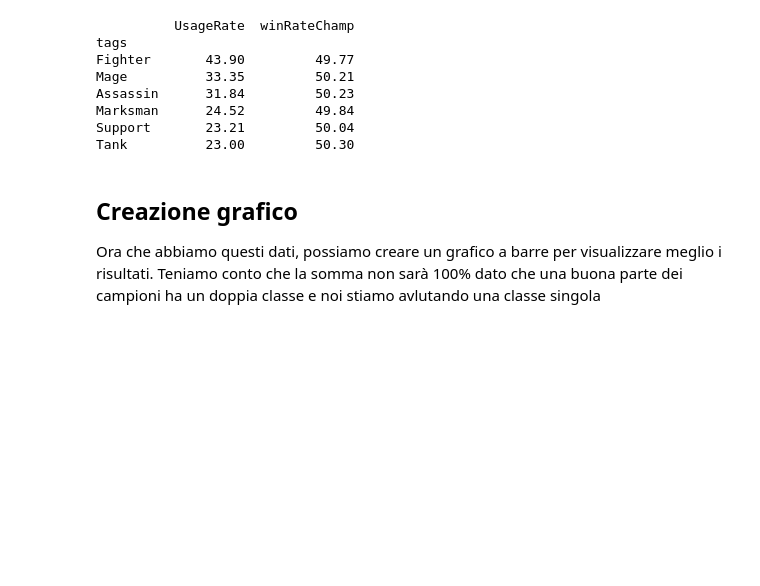
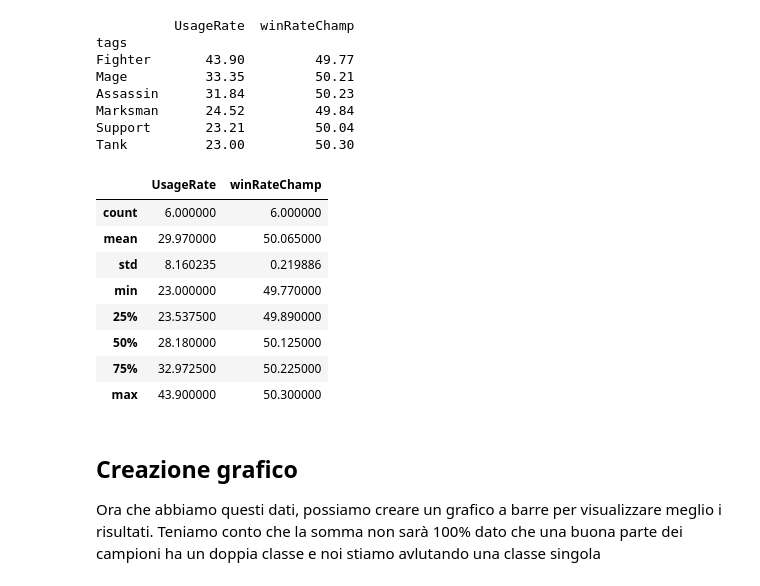
Before and after one commit to FedeDL777/DIP-Project, a Jupyter notebook: main.ipynb, the cells around one changed output. Cells and saved outputs as stored; diff of their text form; code cells hidden in the pictures; blank space fills up the shorter version.

```diff
--- a/main.ipynb
+++ b/main.ipynb
@@ -355,6 +355,18 @@ Assassin      31.84         50.23
 Marksman      24.52         49.84
 Support       23.21         50.04
 Tank          23.00         50.30
+# %%
+df_class_summary.describe()
+# %% [output]
+|  | UsageRate | winRateChamp |
+| count | 6.000000 | 6.000000 |
+| mean | 29.970000 | 50.065000 |
+| std | 8.160235 | 0.219886 |
+| min | 23.000000 | 49.770000 |
+| 25% | 23.537500 | 49.890000 |
+| 50% | 28.180000 | 50.125000 |
+| 75% | 32.972500 | 50.225000 |
+| max | 43.900000 | 50.300000 |
 # %% [markdown]
 ## Creazione grafico
 Ora che abbiamo questi dati, possiamo creare un grafico a barre per visualizzare meglio i risultati.
```
Also changed, not shown: parts of 4 cells of this notebook.
